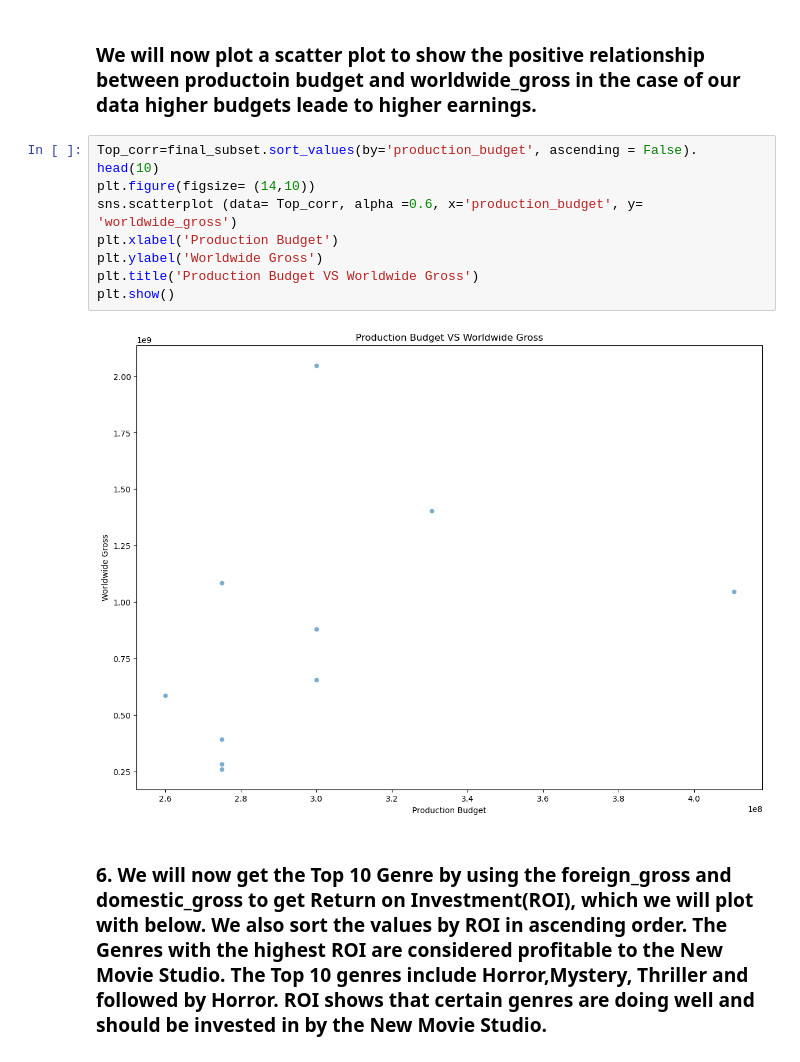
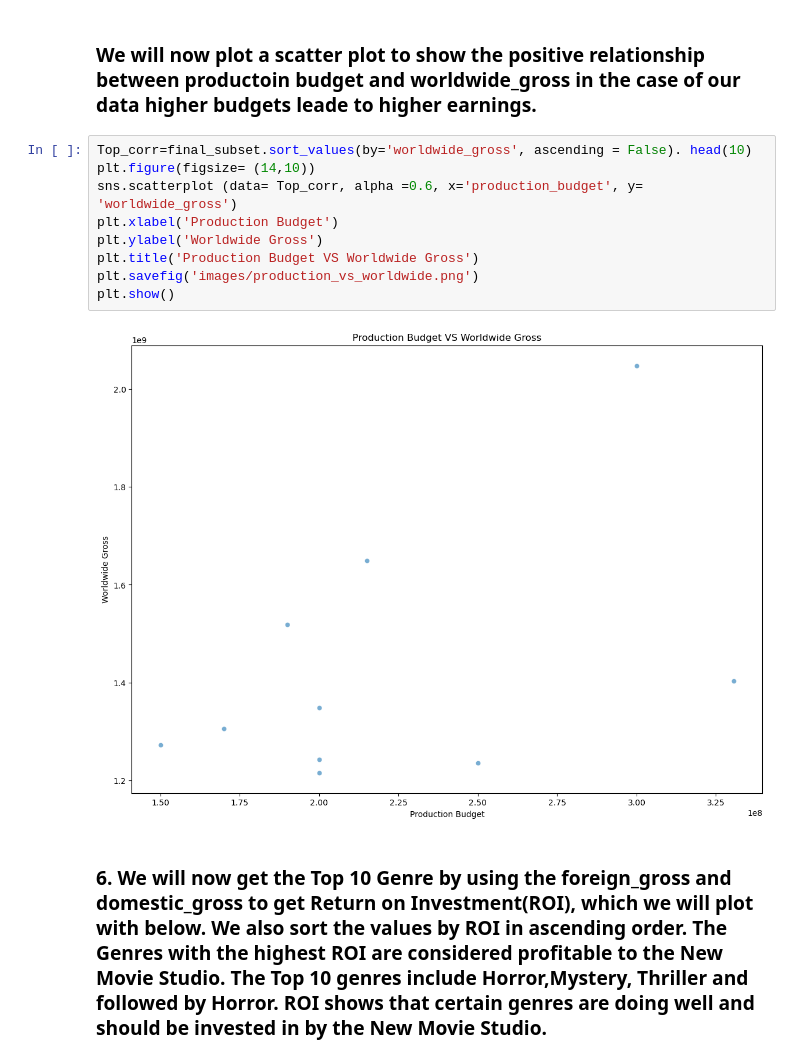
Before and after one commit to Luccy-svg/New_Movie_Studio_Project, a Jupyter notebook: student.ipynb, the cells around one changed output. Cells and saved outputs as stored; diff of their text form.

```diff
--- a/student.ipynb
+++ b/student.ipynb
@@ -1135,15 +1135,16 @@ Top_corr
 # %% [markdown]
 ### We will now plot a scatter plot to show the positive relationship between productoin budget and worldwide_gross in the case of our data higher budgets leade to higher earnings.
 # %%
-Top_corr=final_subset.sort_values(by='production_budget', ascending = False). head(10)
+Top_corr=final_subset.sort_values(by='worldwide_gross', ascending = False). head(10)
 plt.figure(figsize= (14,10))
 sns.scatterplot (data= Top_corr, alpha =0.6, x='production_budget', y= 'worldwide_gross')
 plt.xlabel('Production Budget')
 plt.ylabel('Worldwide Gross')
 plt.title('Production Budget VS Worldwide Gross')
+plt.savefig('images/production_vs_worldwide.png')
 plt.show()
 # %% [output]
-[figure, old version]
+[figure, new version]
 # %% [markdown]
 ### 6. We will now get the Top 10 Genre by using the foreign_gross and domestic_gross to get Return on Investment(ROI), which we will plot with below. We also sort the values by ROI in ascending order. The Genres with the highest ROI are considered profitable to the New Movie Studio. The Top 10 genres include Horror,Mystery, Thriller and followed by Horror. ROI shows that certain genres are doing well and should be invested in by the New Movie Studio.
 # %%
```
Also changed, not shown: parts of 2 cells of this notebook.
